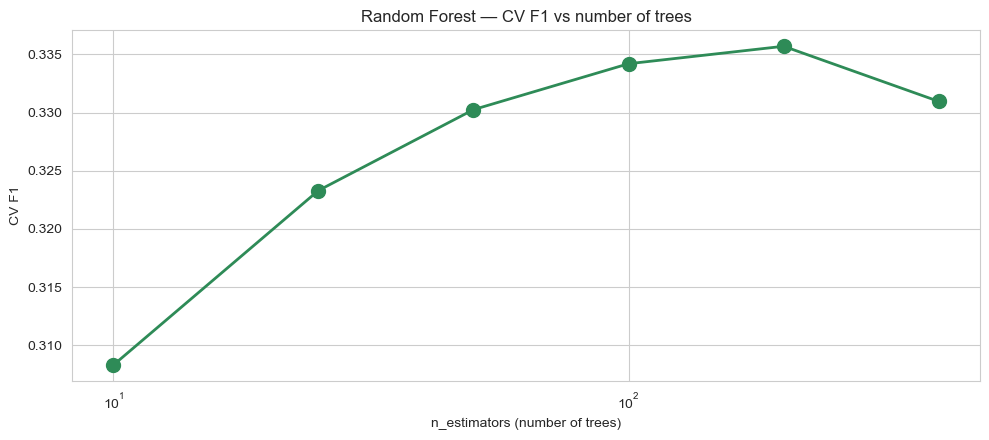
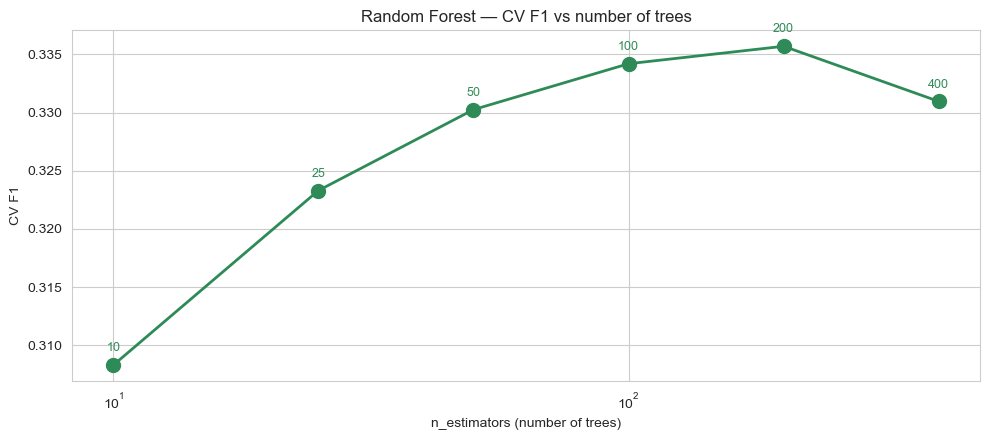
The change to this notebook cell's code, shown as a diff; its figure went from the first image to the second:
--- before
+++ after
@@ -18,4 +18,16 @@
 fig, ax = plt.subplots(figsize=(10, 4.5))
 ax.plot(n_df["n_estimators"], n_df["cv_f1"], "o-", linewidth=2, color="seagreen", markersize=10)
+
+for _, row in n_df.iterrows():
+    ax.annotate(
+        str(int(row["n_estimators"])),
+        xy=(row["n_estimators"], row["cv_f1"]),
+        xytext=(0, 10),
+        textcoords="offset points",
+        ha="center",
+        fontsize=9,
+        color="seagreen",
+    )
+
 ax.set_xlabel("n_estimators (number of trees)")
 ax.set_ylabel("CV F1")

Commit: small updates for plot and explanation